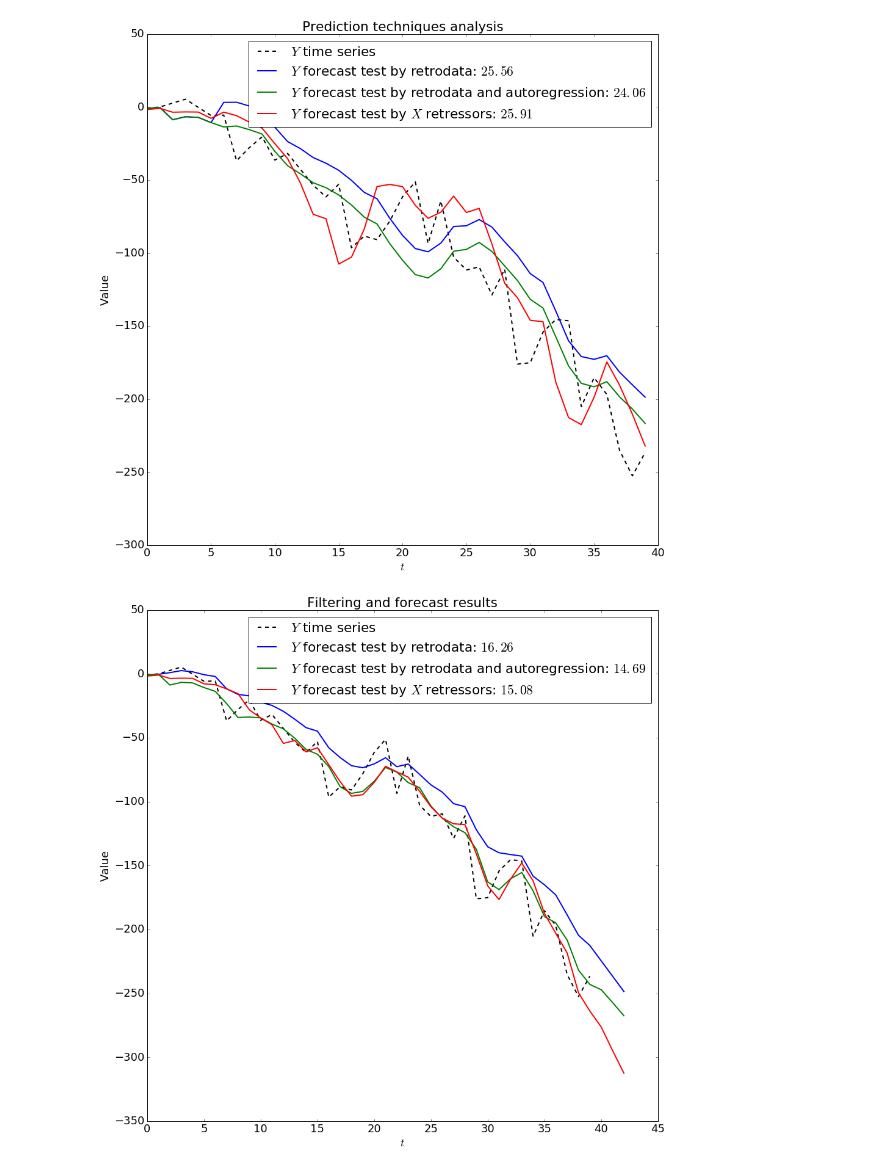
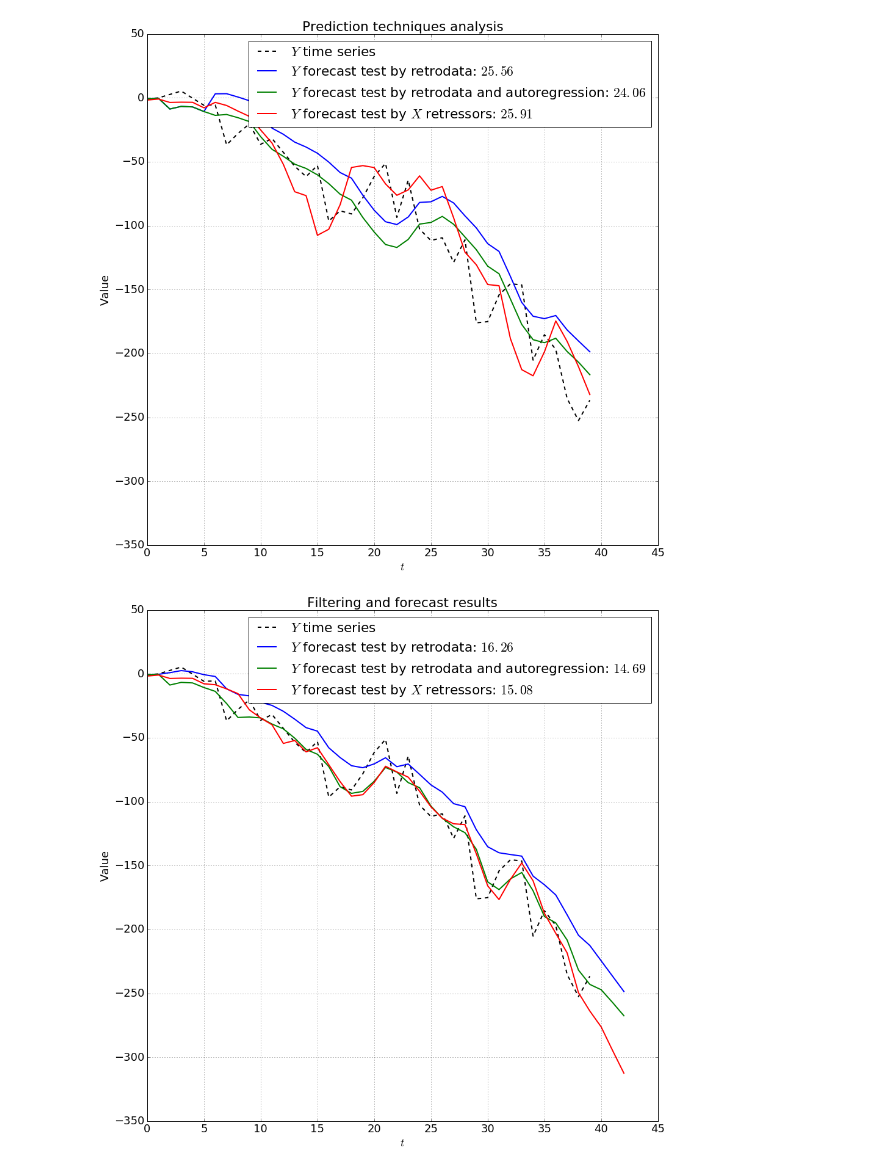
Before and after one commit to definability/statistical-analysis, a Jupyter notebook: course/Notebook/Coursework3.ipynb, the cells around one changed output. Saved outputs shown, nothing was run; the diff lists cells and outputs as text; code cells hidden in the pictures.

Commit message:
Prettified resulting plots

```diff
--- a/course/Notebook/Coursework3.ipynb
+++ b/course/Notebook/Coursework3.ipynb
@@ -35,31 +35,35 @@ coefficients = array([-3.32977205, 1.75338916, 15.59086665, 22.66879142])
 # %%
 x_ = [ones(XS[0].forecast_test.size),
       XS[1].forecast_test * XS[5].forecast_test,
       XS[2].forecast_test * XS[4].forecast_test,
       XS[4].forecast_test * XS[5].forecast_test,
       # XS[3].forecast_test * XS[3].forecast_test
      ]
 # y_estimate = coefficients.dot(regressors)
 y_estimate = coefficients.dot(x_)
 
 r_error = (y_without_anomalies - Y.trend_forecast_test[:-3]).std()
 t_error = (y_without_anomalies - Y.forecast_test[:-3]).std()
 x_error = (y_without_anomalies - y_estimate[:-3]).std()
 
 plt.title('Prediction techniques analysis')
 
+plt.grid(True)
+plt.ylim(-350, 50)
+plt.xlim(0, 45)
+
 plt.plot(y_without_anomalies, 'k', label='$Y$ time series', linestyle='--')
 plt.plot(Y.trend_forecast_test[:-3], 'b', label='$Y$ forecast test by retrodata: $%2.2f$'%r_error)
 plt.plot(Y.forecast_test[:-3], 'g', label='$Y$ forecast test by retrodata and autoregression: $%2.2f$'%t_error)
 plt.plot(y_estimate[:-3], 'r', label='$Y$ forecast test by $X$ retressors: $%2.2f$'%x_error)
 
 plt.xlabel('$t$')
 plt.ylabel('Value')
 
 plt.legend()
 plt.show()
 # %% [output]
-[figure, old version]
+[figure, new version]
 # %%
 x_ = [ones(XS[0].data_forecasted.size),
       XS[1].data_forecasted * XS[5].data_forecasted,
```
Also changed, not shown: parts of 1 cell of this notebook.
